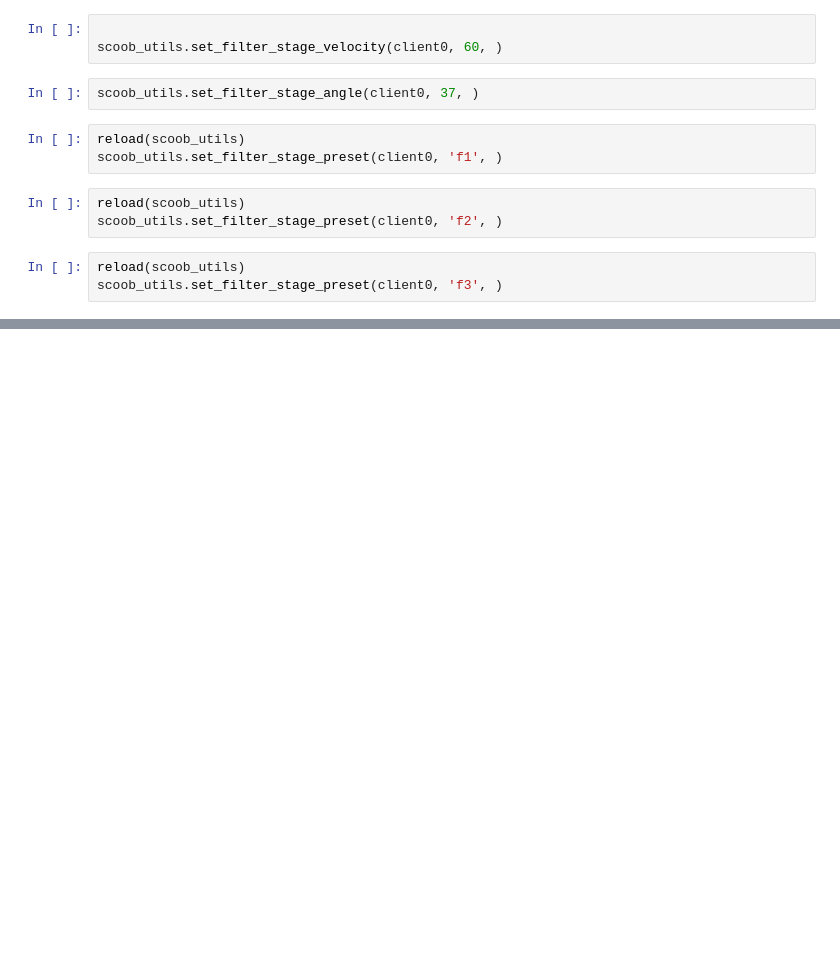
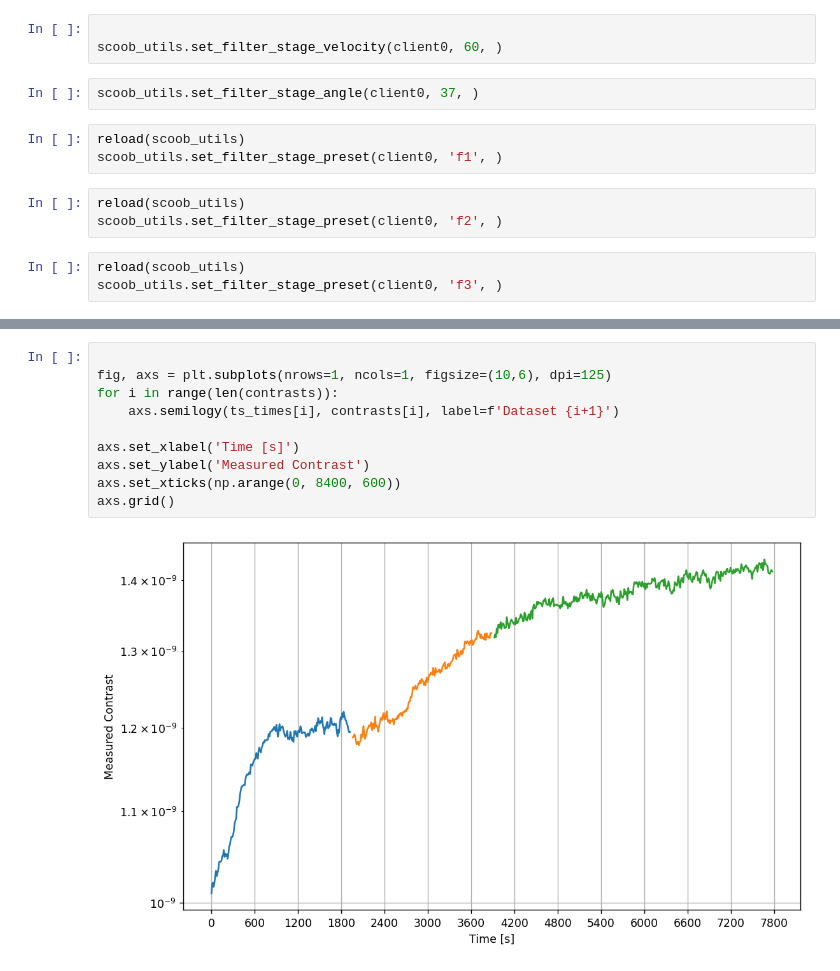
Before and after one commit to kian1377/scoob-exps, a Jupyter notebook: misc.ipynb, the cells around one changed output, grey strips where cells are left out. Saved outputs shown, nothing was run; the diff lists cells and outputs as text; blank space fills up the shorter version.

```diff
--- a/misc.ipynb
+++ b/misc.ipynb
@@ -120,0 +199,12 @@ scoob_utils.set_filter_stage_preset(client0, 'f3', )
+# %%
+
+fig, axs = plt.subplots(nrows=1, ncols=1, figsize=(10,6), dpi=125)
+for i in range(len(contrasts)):
+    axs.semilogy(ts_times[i], contrasts[i], label=f'Dataset {i+1}')
+
+axs.set_xlabel('Time [s]')
+axs.set_ylabel('Measured Contrast')
+axs.set_xticks(np.arange(0, 8400, 600))
+axs.grid()
+# %% [output]
+[figure, added]
```
Also changed, not shown: parts of 10 cells of this notebook, 3 other files.
